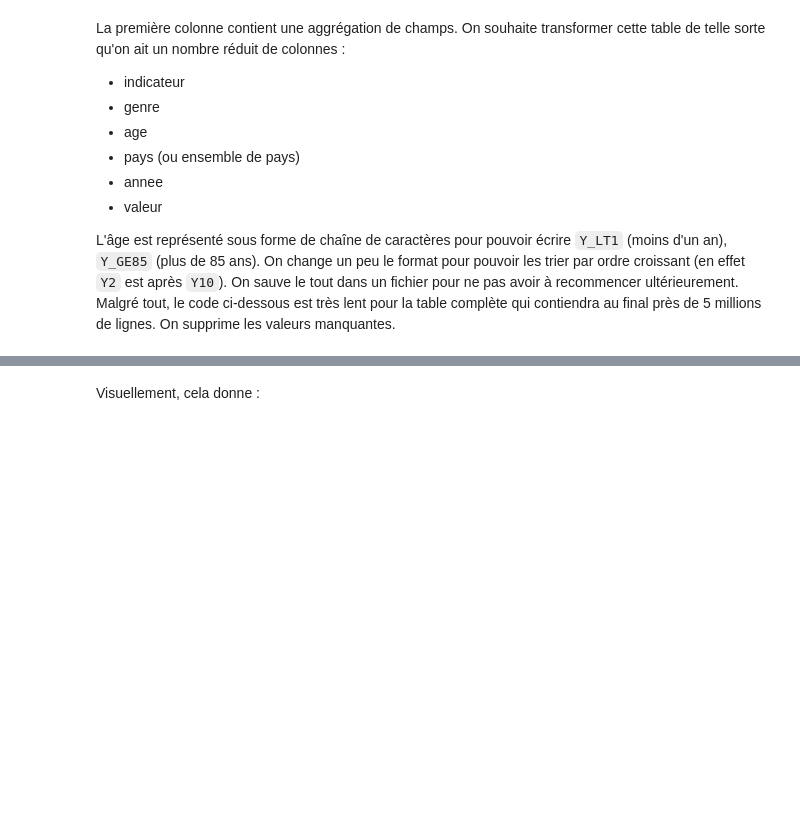
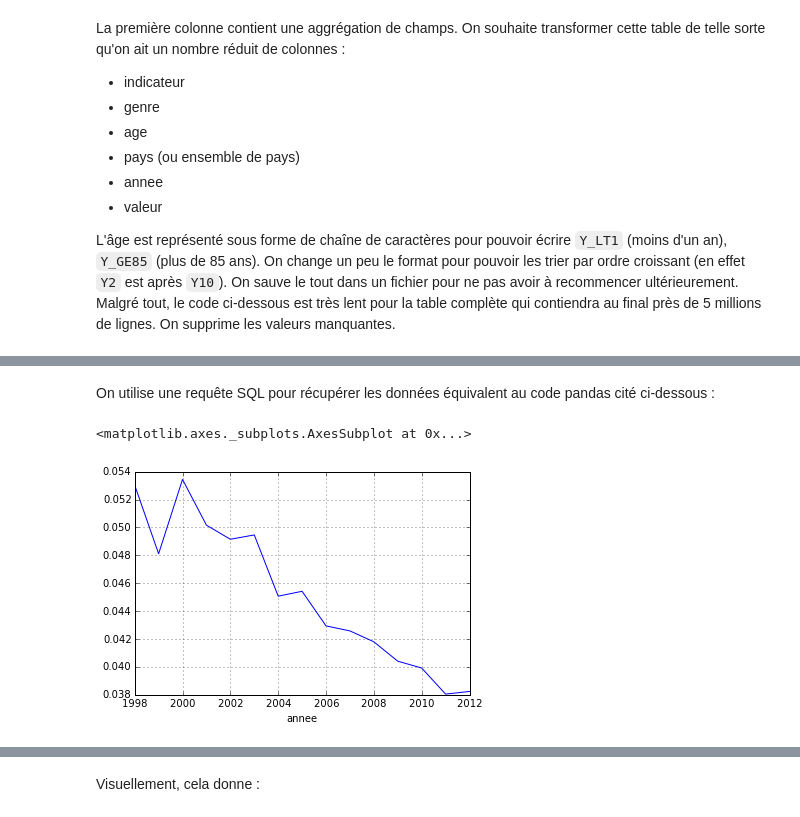
Before and after one commit to sdpython/ensae_teaching_cs, a Jupyter notebook: _doc/notebooks/expose/ml_table_mortalite.ipynb, the cells around one changed output, grey strips where cells are left out. Cells and saved outputs as stored; diff of their text form; code cells hidden in the pictures; blank space fills up the shorter version.

```diff
--- a/_doc/notebooks/expose/ml_table_mortalite.ipynb
+++ b/_doc/notebooks/expose/ml_table_mortalite.ipynb
@@ -107,0 +135,15 @@ On stocke l'ensemble des données au format SQLite 3 de façon à pouvoir les co
+# %% [markdown]
+On utilise une requête SQL pour récupérer les données équivalent au code pandas cité ci-dessous :
+# %%
+con = sqlite3.connect("mortalite_sqlite3_y.db3")
+view = pandas.read_sql("""SELECT * FROM table_mortalite WHERE pays=="FR"
+            AND age == "Y80"
+            AND indicateur == "DEATHRATE"
+            AND genre == "T"
+            ORDER BY annee""", con)
+con.close()
+# %%
+view.plot(x="annee", y="valeur")
+# %% [output]
+<matplotlib.axes._subplots.AxesSubplot at 0x...>
+[figure, added]
```
Also changed, not shown: parts of 14 cells of this notebook, 3 other files.
